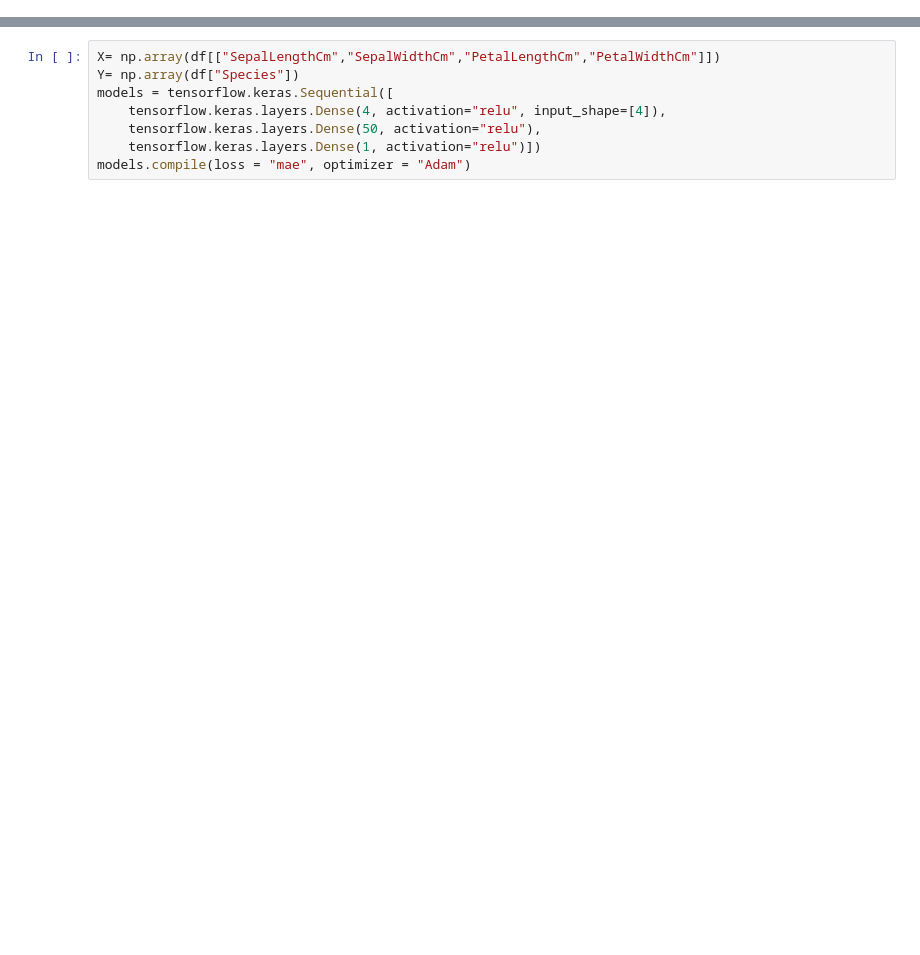
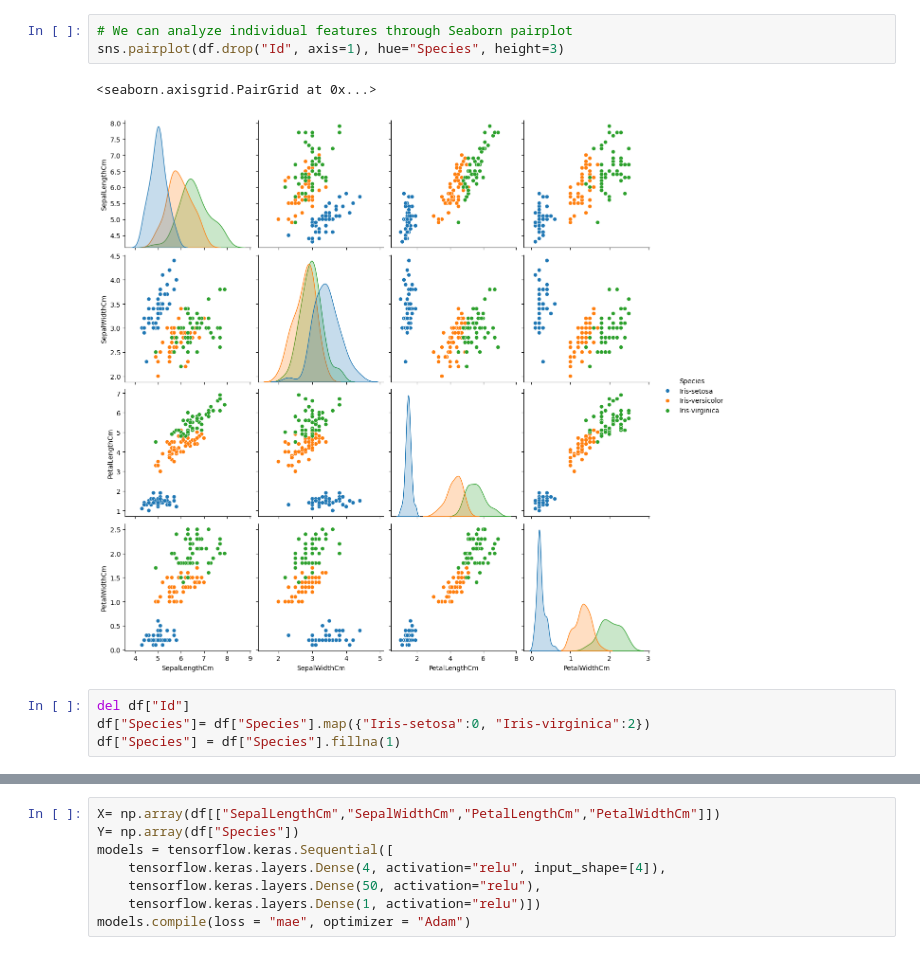
Before and after one commit to illusion2600/Iris-Dataset-Models, a Jupyter notebook: IRIS-ML-Models.ipynb, the cells around one changed output, grey strips where cells are left out. Drawn from its saved outputs; the diff is of its cells as text; blank space fills up the shorter version.

```diff
--- a/IRIS-ML-Models.ipynb
+++ b/IRIS-ML-Models.ipynb
@@ -32,0 +69,10 @@ array([1, 1, 1, 1, 1, 1, 1, 1, 1, 1, 1, 1, 1, 1, 1, 1, 1, 1, 1, 1, 1, 1,
+# %%
+# We can analyze individual features through Seaborn pairplot
+sns.pairplot(df.drop("Id", axis=1), hue="Species", height=3)
+# %% [output]
+<seaborn.axisgrid.PairGrid at 0x...>
+[figure, added]
+# %%
+del df["Id"]
+df["Species"]= df["Species"].map({"Iris-setosa":0, "Iris-virginica":2})
+df["Species"] = df["Species"].fillna(1)
```
Also changed, not shown: parts of 20 cells of this notebook.
